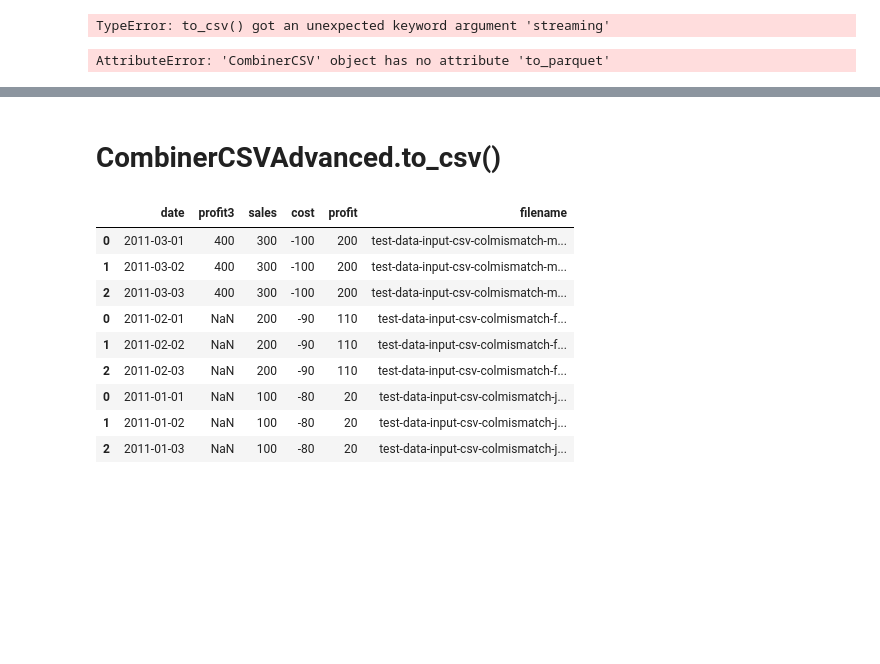
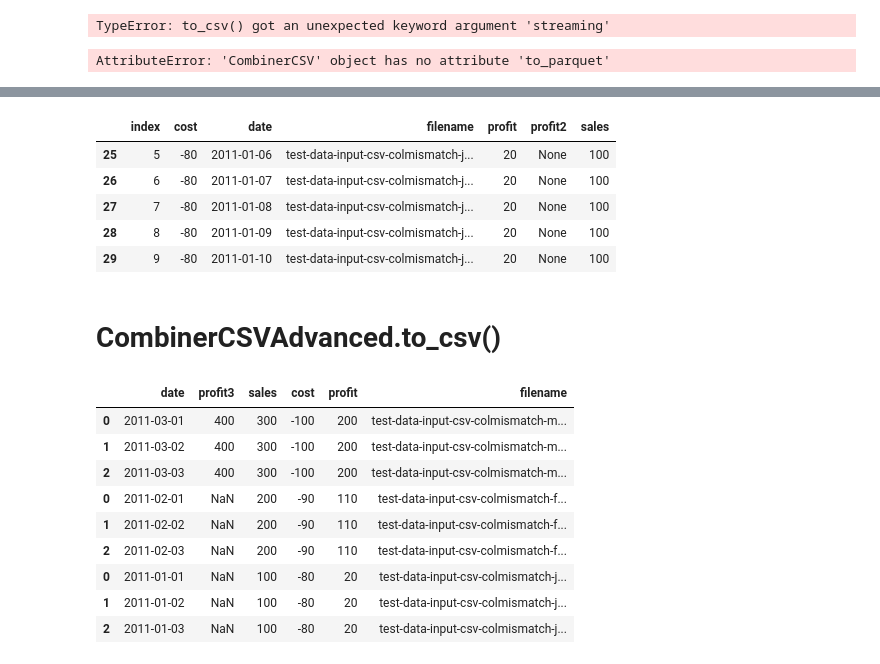
Before and after one commit to d6t/d6tstack, a Jupyter notebook: examples-read-write.ipynb, the cells around one changed output, grey strips where cells are left out. Saved outputs shown, nothing was run; the diff lists cells and outputs as text; code cells hidden in the pictures; blank space fills up the shorter version.

```diff
--- a/examples-read-write.ipynb
+++ b/examples-read-write.ipynb
@@ -82,3 +106,12 @@ AttributeError: 'CombinerCSV' object has no attribute 'to_parquet'
+# %%
+pd.read_sql_table('testd6tstack',sqlcnxn).tail()
+# %% [output]
+|  | index | cost | date | filename | profit | profit2 | sales |
+| 25 | 5 | -80 | 2011-01-06 | test-data-input-csv-colmismatch-j... | 20 | None | 100 |
+| 26 | 6 | -80 | 2011-01-07 | test-data-input-csv-colmismatch-j... | 20 | None | 100 |
+| 27 | 7 | -80 | 2011-01-08 | test-data-input-csv-colmismatch-j... | 20 | None | 100 |
+| 28 | 8 | -80 | 2011-01-09 | test-data-input-csv-colmismatch-j... | 20 | None | 100 |
+| 29 | 9 | -80 | 2011-01-10 | test-data-input-csv-colmismatch-j... | 20 | None | 100 |
 # %% [markdown]
 # CombinerCSVAdvanced.to_csv()
 # %%
```
Also changed, not shown: parts of 7 cells of this notebook.
